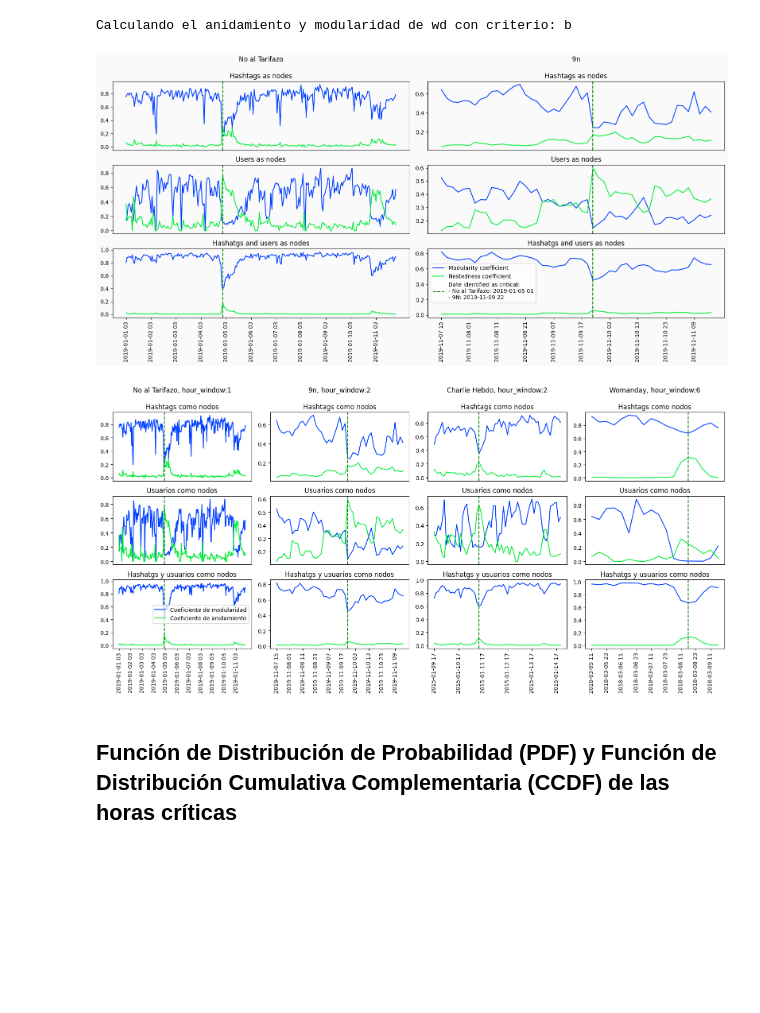
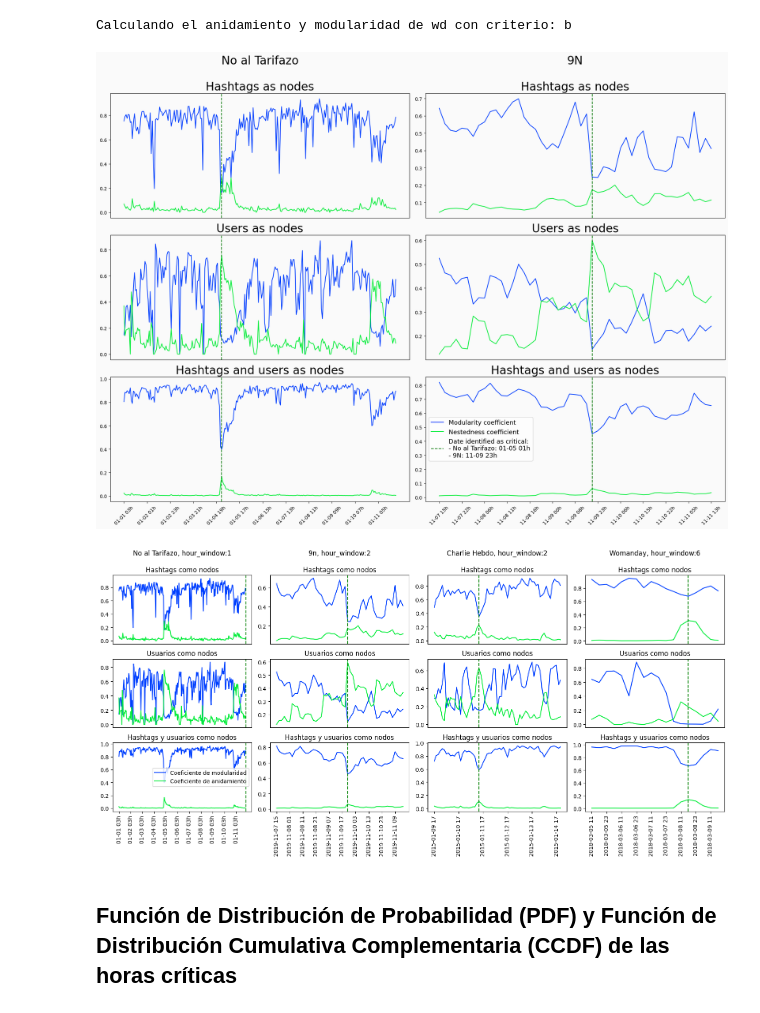
Before and after one commit to Manusua/self-similarity-in-social-movements, a Jupyter notebook: Self similarity in social movements.ipynb, the cells around one changed output. Drawn from its saved outputs; the diff is of its cells as text; code cells hidden in the pictures; blank space fills up the shorter version.

Commit message:
Added different versions plots

```diff
--- a/Self similarity in social movements.ipynb
+++ b/Self similarity in social movements.ipynb
@@ -428,11 +428,11 @@ Calculando el anidamiento y modularidad de wd con criterio: b
 # Convertimos el formato horario para el gráfico
 dt_sort_arr_nat=[]
 for hour in hour_sort_nat_h:
-    dt_sort_arr_nat.append(datetime.datetime.fromtimestamp(int(hour)*3600, tz=datetime.timezone.utc).strftime("%Y-%m-%d %H"))
+    dt_sort_arr_nat.append(datetime.datetime.fromtimestamp(int(hour)*3600, tz=datetime.timezone.utc).strftime("%m-%d %Hh"))
 
 dt_sort_arr_9n=[]
 for hour in hour_sort_9n_b:
-    dt_sort_arr_9n.append(datetime.datetime.fromtimestamp(int(hour)*3600, tz=datetime.timezone.utc).strftime("%Y-%m-%d %H"))
+    dt_sort_arr_9n.append(datetime.datetime.fromtimestamp(int(hour)*3600, tz=datetime.timezone.utc).strftime("%m-%d %Hh"))
 
 dt_sort_arr_ch=[]
 for hour in hour_sort_ch_b:
@@ -445,71 +445,74 @@ for hour in hour_sort_wd_b:
 plt.style.use('seaborn-v0_8-bright')
 
 fig, axs = plt.subplots(3, 2, facecolor="#fafafa")
-fig.set_size_inches(16,8)
+fig.set_size_inches(18.5,14)
 
 for ax in axs.flat:
     ax.set_facecolor("#fafafa")
+    #ax.set_ylim(0,1)
 # No al Tarifazo
 # Hashtags como nodos
 
 axs[0, 0].plot(dt_sort_arr_nat, mod_sort_nat_h)
 axs[0, 0].plot(dt_sort_arr_nat, nest_sort_nat_h)
-axs[0, 0].axvline(x=datetime.datetime.fromtimestamp(int(HORA_CRITICA_NAT)*3600, tz=datetime.timezone.utc).strftime("%Y-%m-%d %H"), color="green", ls="--")
+axs[0, 0].axvline(x=datetime.datetime.fromtimestamp(int(HORA_CRITICA_NAT)*3600, tz=datetime.timezone.utc).strftime("%m-%d %Hh"), color="green", ls="--")
 axs[0, 0].get_xaxis().set_visible(False)
-axs[0, 0].set_title("No al Tarifazo\n\nHashtags as nodes")
+axs[0, 0].set_title("No al Tarifazo\n\nHashtags as nodes", fontsize=24)
 
 # Usuarios como nodos
 axs[1, 0].plot(dt_sort_arr_nat, mod_sort_nat_u)
 axs[1, 0].plot(dt_sort_arr_nat, nest_sort_nat_u)
-axs[1, 0].axvline(x=datetime.datetime.fromtimestamp(int(HORA_CRITICA_NAT)*3600, tz=datetime.timezone.utc).strftime("%Y-%m-%d %H"), color="green", ls="--")
+axs[1, 0].axvline(x=datetime.datetime.fromtimestamp(int(HORA_CRITICA_NAT)*3600, tz=datetime.timezone.utc).strftime("%m-%d %Hh"), color="green", ls="--")
 axs[1, 0].get_xaxis().set_visible(False)
-axs[1, 0].set_title("Users as nodes")
+axs[1, 0].set_title("Users as nodes", fontsize=24)
 
 # Redes bipartitas
 axs[2, 0].plot(dt_sort_arr_nat, mod_sort_nat_b)
 axs[2, 0].plot(dt_sort_arr_nat, nest_sort_nat_b)
-axs[2, 0].axvline(x=datetime.datetime.fromtimestamp(int(HORA_CRITICA_NAT)*3600, tz=datetime.timezone.utc).strftime("%Y-%m-%d %H"), color="green", ls="--")
-axs[2, 0].set_xticks(dt_sort_arr_nat[::24])
-axs[2, 0].set_xticklabels(dt_sort_arr_nat[::24])
-axs[2, 0].tick_params(axis='x', rotation=90)
+axs[2, 0].axvline(x=datetime.datetime.fromtimestamp(int(HORA_CRITICA_NAT)*3600, tz=datetime.timezone.utc).strftime("%m-%d %Hh"), color="green", ls="--")
+axs[2, 0].set_xticks(dt_sort_arr_nat[::22])
+axs[2, 0].set_xticklabels(dt_sort_arr_nat[::22])
+axs[2, 0].tick_params(axis='x', rotation=45)
 axs[2, 0].grid(axis='x', linestyle='')
-axs[2, 0].set_title("Hashatgs and users as nodes")
+axs[2, 0].set_title("Hashtags and users as nodes", fontsize=24)
 
 # 9n
 # Hashtags como nodos
+HORA_CRITICA_9N = "437038"
 
-axs[0, 1].plot(hour_9n_dt, mod_sort_9n_h)
-axs[0, 1].plot(hour_9n_dt, nest_sort_9n_h)
-axs[0, 1].axvline(x=datetime.datetime.fromtimestamp(int(HORA_CRITICA_9N)*3600, tz=datetime.timezone.utc).strftime("%Y-%m-%d %H"), color="green", ls="--")
+axs[0, 1].plot(dt_sort_arr_9n, mod_sort_9n_h)
+axs[0, 1].plot(dt_sort_arr_9n, nest_sort_9n_h)
+axs[0, 1].axvline(x=datetime.datetime.fromtimestamp(int(HORA_CRITICA_9N)*3600, tz=datetime.timezone.utc).strftime("%m-%d %Hh"), color="green", ls="--")
 axs[0, 1].get_xaxis().set_visible(False)
-axs[0, 1].set_title("9n\n\nHashtags as nodes")
+axs[0, 1].set_title("9N\n\nHashtags as nodes", fontsize=24)
 #axs[0].axvline(x=datetime.datetime.fromtimestamp(int(HORA_CRITICA_NAT)*3600, tz=datetime.timezone.utc).strftime("%Y-%m-%d %H"), color="green", ls="--", label="Fecha identificada como crítica: " + str(datetime.datetime.fromtimestamp(int(HORA_CRITICA_NAT)*3600, tz=datetime.timezone.utc).strftime("%Y-%m-%d %H")) +' (UTC)')
 
 # Usuarios como nodos
-axs[1, 1].plot(hour_9n_dt, mod_sort_9n_u)
-axs[1, 1].plot(hour_9n_dt, nest_sort_9n_u)
-axs[1, 1].axvline(x=datetime.datetime.fromtimestamp(int(HORA_CRITICA_9N)*3600, tz=datetime.timezone.utc).strftime("%Y-%m-%d %H"), color="green", ls="--")
+axs[1, 1].plot(dt_sort_arr_9n, mod_sort_9n_u)
+axs[1, 1].plot(dt_sort_arr_9n, nest_sort_9n_u)
+axs[1, 1].axvline(x=datetime.datetime.fromtimestamp(int(HORA_CRITICA_9N)*3600, tz=datetime.timezone.utc).strftime("%m-%d %Hh"), color="green", ls="--")
 axs[1, 1].get_xaxis().set_visible(False)
-axs[1, 1].set_title("Users as nodes")
+axs[1, 1].set_title("Users as nodes", fontsize=24)
 
 # Redes bipartitas
-axs[2, 1].plot(hour_9n_dt, mod_sort_9n_b, label = "Modularity coefficient")
-axs[2, 1].plot(hour_9n_dt, nest_sort_9n_b, label = "Nestedness coefficient")
-axs[2, 1].axvline(x=datetime.datetime.fromtimestamp(int(HORA_CRITICA_9N)*3600, tz=datetime.timezone.utc).strftime("%Y-%m-%d %H"), color="green", ls="--", label="Date identified as critical:\n- No al Tarifazo: " + str(datetime.datetime.fromtimestamp(int(HORA_CRITICA_NAT)*3600).strftime("%Y-%m-%d %H")) + "\n- 9N: " + str(datetime.datetime.fromtimestamp(int(HORA_CRITICA_9N)*3600).strftime("%Y-%m-%d %H")))
-axs[2, 1].set_xticks(hour_9n_dt[::5])
-axs[2, 1].set_xticklabels(hour_9n_dt[::5])
+axs[2, 1].plot(dt_sort_arr_9n, mod_sort_9n_b, label = "Modularity coefficient")
+axs[2, 1].plot(dt_sort_arr_9n, nest_sort_9n_b, label = "Nestedness coefficient")
+axs[2, 1].axvline(x=datetime.datetime.fromtimestamp(int(HORA_CRITICA_9N)*3600, tz=datetime.timezone.utc).strftime("%m-%d %Hh"), color="green", ls="--", label="Date identified as critical:\n- No al Tarifazo: " + str(datetime.datetime.fromtimestamp(int(HORA_CRITICA_NAT)*3600).strftime("%m-%d %Hh")) + "\n- 9N: " + str(datetime.datetime.fromtimestamp(int(HORA_CRITICA_9N)*3600).strftime("%m-%d %Hh")))
+axs[2, 1].set_xticks(dt_sort_arr_9n[::4])
+axs[2, 1].set_xticklabels(dt_sort_arr_9n[::4])
 axs[2, 1].grid(axis='x', linestyle='')
-axs[2, 1].tick_params(axis='x', rotation=90)
-axs[2, 1].legend(loc = "center left")
-axs[2, 1].set_title("Hashatgs and users as nodes")
+axs[2, 1].tick_params(axis='x', rotation=45)
+axs[2, 1].legend(loc = "center left", fontsize=13)
+axs[2, 1].set_title("Hashtags and users as nodes", fontsize=24)
 
 
 plt.tight_layout()
 #fig.suptitle('Coeficientes de modularidad y de anidamiento para diferentes formaciones de las redes de conectividad', y=1.05)
 plt.savefig(plots_folder + "mod_nest_nat_" + str(hour_window_nat) + "_9n_" + str(hour_window_9n) + ".png")
 plt.show()
+HORA_CRITICA_9N = "437037"
 # %% [output]
-[figure, old version]
+[figure, new version]
 # %%
 plt.style.use('seaborn-v0_8-bright')
 
@@ -543,7 +546,7 @@ axs[2, 0].set_xticklabels(dt_sort_arr_nat[::24])
 axs[2, 0].tick_params(axis='x', rotation=90)
 axs[2, 0].grid(axis='x', linestyle='')
 axs[2, 0].legend(loc = "center right")
-axs[2, 0].set_title("Hashatgs y usuarios como nodos")
+axs[2, 0].set_title("Hashtags y usuarios como nodos")
 
 # 9n
 # Hashtags como nodos
@@ -569,7 +572,7 @@ axs[2, 1].set_xticks(hour_9n_dt[::5])
 axs[2, 1].set_xticklabels(hour_9n_dt[::5])
 axs[2, 1].grid(axis='x', linestyle='')
 axs[2, 1].tick_params(axis='x', rotation=90)
-axs[2, 1].set_title("Hashatgs y usuarios como nodos")
+axs[2, 1].set_title("Hashtags y usuarios como nodos")
 
 
 axs[0, 2].plot(hour_ch_dt[lim_ch_und:lim_ch_sup], mod_sort_ch_h[lim_ch_und:lim_ch_sup])
@@ -593,7 +596,7 @@ axs[2, 2].set_xticks(hour_ch_dt[lim_ch_und:lim_ch_sup:12])
 axs[2, 2].set_xticklabels(hour_ch_dt[lim_ch_und:lim_ch_sup:12])
 axs[2, 2].grid(axis='x', linestyle='')
 axs[2, 2].tick_params(axis='x', rotation=90)
-axs[2, 2].set_title("Hashatgs y usuarios como nodos")
+axs[2, 2].set_title("Hashtags y usuarios como nodos")
 
 
 
@@ -618,14 +621,14 @@ axs[2, 3].set_xticks(dt_sort_arr_wd[lim_wd_und:lim_wd_sup:2])
 axs[2, 3].set_xticklabels(dt_sort_arr_wd[lim_wd_und:lim_wd_sup:2])
 axs[2, 3].grid(axis='x', linestyle='')
 axs[2, 3].tick_params(axis='x', rotation=90)
-axs[2, 3].set_title("Hashatgs y usuarios como nodos")
+axs[2, 3].set_title("Hashtags y usuarios como nodos")
 
 plt.tight_layout()
 #fig.suptitle('Coeficientes de modularidad y de anidamiento para diferentes formaciones de las redes de conectividad', y=1.05)
 plt.savefig(plots_folder + "mod_nest_nat_" + str(hour_window_nat) + "_9n_" + str(hour_window_9n) + "_ch_" + str(hour_window_ch) +"_wd_" + str(hour_window_wd) + ".png")
 plt.show()
 # %% [output]
-[figure, old version]
+[figure, new version]
 # %% [markdown]
 ## Función de Distribución de Probabilidad (PDF) y Función de Distribución Cumulativa Complementaria (CCDF) de las horas críticas
 # %%
```
Also changed, not shown: parts of 3 cells of this notebook, 32 other files.
